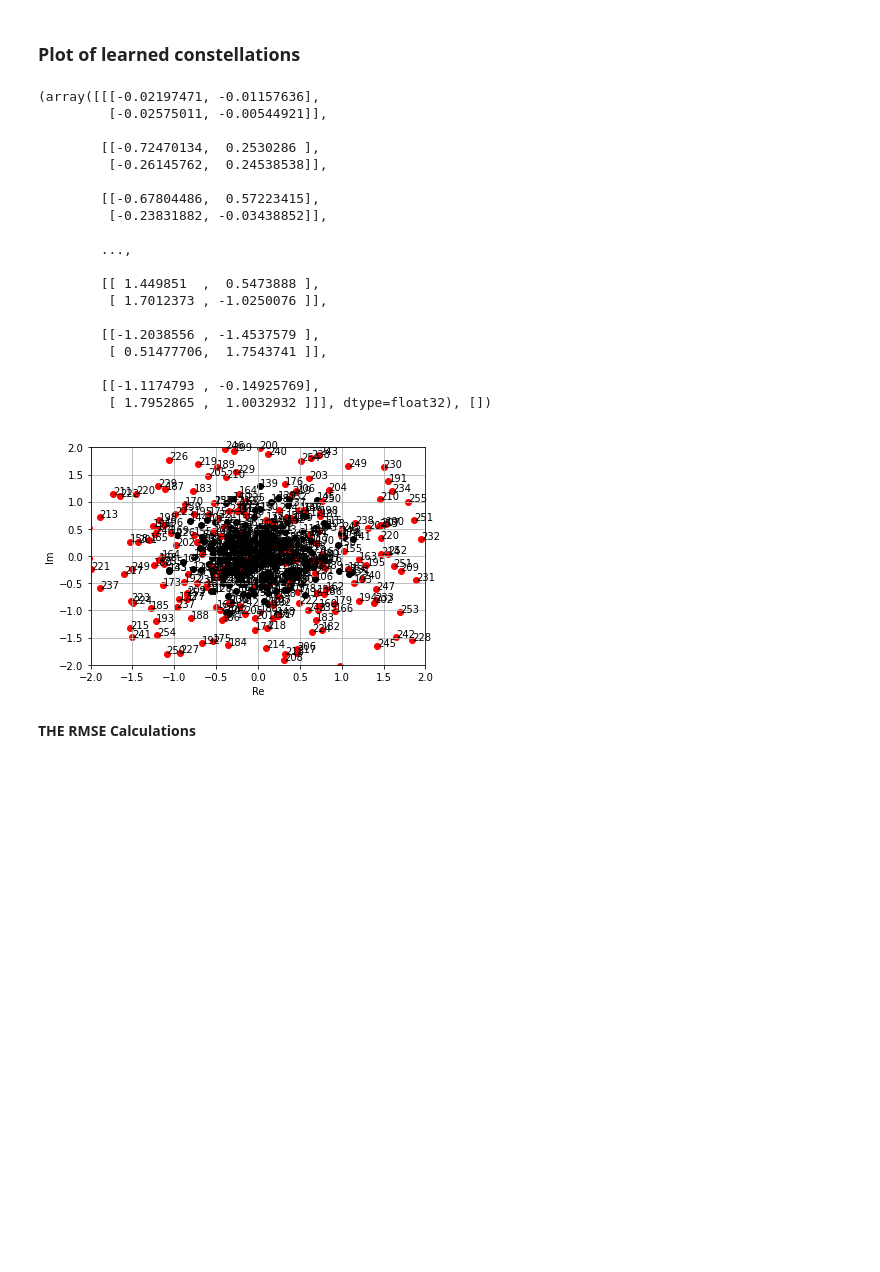
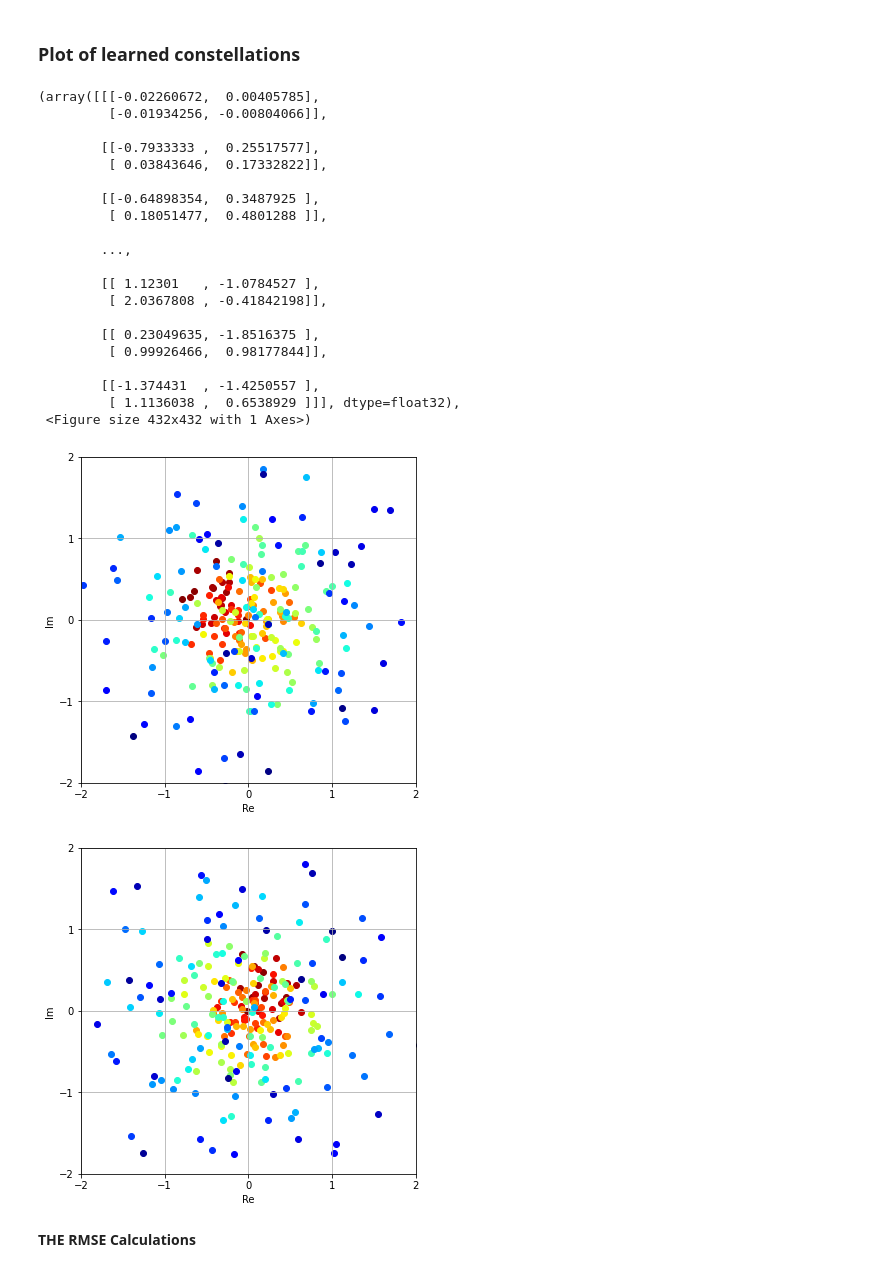
Before and after one commit to neelabhro/Deep-Learning-based-Wireless-Communications, a Jupyter notebook: RMSE_SPL_uw|SPL_w|TB.ipynb, the cells around one changed output. Cells and saved outputs as stored; diff of their text form; code cells hidden in the pictures; blank space fills up the shorter version.

```diff
--- a/RMSE_SPL_uw|SPL_w|TB.ipynb
+++ b/RMSE_SPL_uw|SPL_w|TB.ipynb
@@ -1198,80 +1201,58 @@ Tensor("dense_4/BiasAdd:0", shape=(50000, 256), dtype=float32)
 # %% [markdown]
 ### Plot of learned constellations
 # %%
+import matplotlib.cm as cm
 import itertools
 def plot_constellation_2(ae, arr, noise_std,  maxrange=None):
         '''Generate a plot of the current constellation'''
-        x = ae.transmit(arr, noise_std)
-        #marker = itertools.cycle(('1', '2', '3', '4', '^', '6', '7', '8'))
-        #weights = [1,4,9,16,25,36,49,64]
-        #weights = [1,4,9,16,25,36,49,64,81,100,121,144,169,196,225,256]
-        #weights = [1,1,1,1,1,1,1,1]
-        #weights = [1,8,27,64,125,216,343,512]
-        #weights = [1,2,3,4,5,6,7,8,9,10,11,12,13,14,15,16]
-        weights = np.arange(M)
-        #weights = [1,16,81,256,625, 1296, 2401, 4096]
-        #weights = [1,256,6561,65536, 390625, 1.6, 5.7, 16.7]
-        #x = ae.transmit(np.ones(ae.M)*n)
-        #print(ae.M)
+        x = ae.transmit(range(ae.M), noise_std)
         if (maxrange is None):
             maxrange = np.max(np.abs(x))
         for k in range(ae.n_complex):
-
-#            image = plt.figure(figsize=(6,6))
-            image = plt.plot()
+            image = plt.figure(figsize=(6,6))
             plt.grid(True)
             plt.xlim(-2,2)
             plt.ylim(-2,2)
-            #plt.show()
-            #plt.ion()
-            xshape = np.shape(x)
-            for i in range(xshape[0]):
-              if (i <=150):
-                plt.scatter(x[i,k,0],x[i,k,1],c="black")
-                plt.annotate(weights[i], (x[i,k,0],x[i,k,1]))
-              if (i > 150):
-                plt.scatter(x[i,k,0],x[i,k,1],c="red")
-                plt.annotate(weights[i], (x[i,k,0],x[i,k,1]))
-
-
-
-                #plt.show()
-                #plt.pause(1)
-                #plt.hold(True)
-            #image.axes[0].set_xticks(np.array([-2,-1,0,1,2]))
-            #image.axes[0].set_yticks(np.array([-2,-1,0,1,2]))
+            for i in range(ae.M):
+              plt.scatter(x[i,k,0],x[i,k,1],color=cm.jet_r(i/255.0))
+              #if (i <=150):
+                #plt.scatter(x[i,k,0],x[i,k,1],c="black")
+                #plt.annotate(i, (x[i,k,0],x[i,k,1]))
+              #if (i > 150):
+                #plt.scatter(x[i,k,0],x[i,k,1],c="red")
+                #plt.annotate(i, (x[i,k,0],x[i,k,1]))
+                #plt.scatter(x[i,k,0],x[i,k,1],c="black",marker='x')
+            image.axes[0].set_xticks(np.array([-2,-1,0,1,2]))
+            image.axes[0].set_yticks(np.array([-2,-1,0,1,2]))
             #image.suptitle('%d. complex symbol' % (k+1))
-            #image.canvas.draw()
-            #image.canvas.flush_events()
-
             plt.xlabel('Re')
             plt.ylabel('Im')
-            #time.sleep(0.1)
         return x, image
 
 plot_constellation_2(ae,range(0,ae.M), const_noise_SNR)
-#plot_constellation_2(ae_Weighted, range(0, ae_Weighted.M))
 # %% [output]
-(array([[[-0.02197471, -0.01157636],
-         [-0.02575011, -0.00544921]],
+(array([[[-0.02260672,  0.00405785],
+         [-0.01934256, -0.00804066]],
 
-        [[-0.72470134,  0.2530286 ],
-         [-0.26145762,  0.24538538]],
+        [[-0.7933333 ,  0.25517577],
+         [ 0.03843646,  0.17332822]],
 
-        [[-0.67804486,  0.57223415],
-         [-0.23831882, -0.03438852]],
+        [[-0.64898354,  0.3487925 ],
+         [ 0.18051477,  0.4801288 ]],
 
         ...,
 
-        [[ 1.449851  ,  0.5473888 ],
-         [ 1.7012373 , -1.0250076 ]],
+        [[ 1.12301   , -1.0784527 ],
+         [ 2.0367808 , -0.41842198]],
 
-        [[-1.2038556 , -1.4537579 ],
-         [ 0.51477706,  1.7543741 ]],
+        [[ 0.23049635, -1.8516375 ],
+         [ 0.99926466,  0.98177844]],
 
-        [[-1.1174793 , -0.14925769],
-         [ 1.7952865 ,  1.0032932 ]]], dtype=float32), [])
+        [[-1.374431  , -1.4250557 ],
+         [ 1.1136038 ,  0.6538929 ]]], dtype=float32),
+ <Figure size 432x432 with 1 Axes>)
-[figure, old version]
+[figure, new version]
+[figure, added]
 # %% [markdown]
 **THE RMSE Calculations**
 # %%
```
Also changed, not shown: parts of 14 cells of this notebook.
